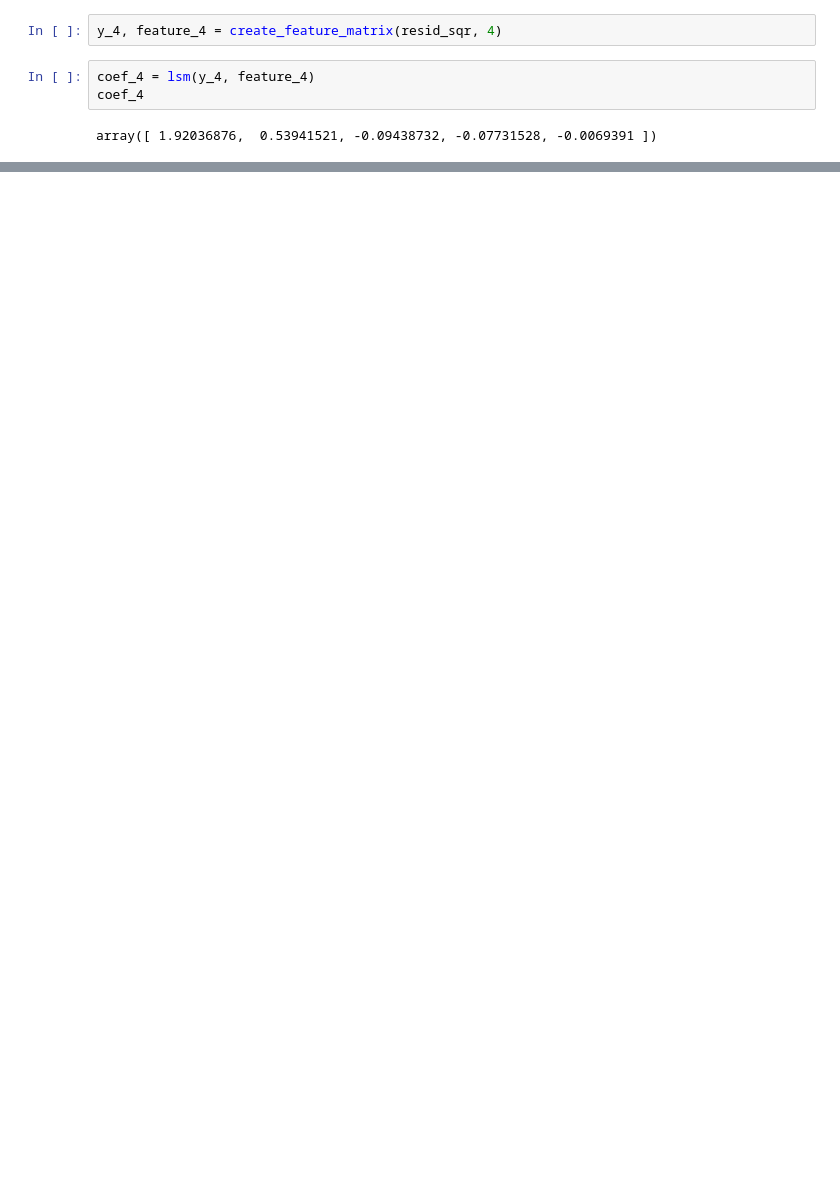
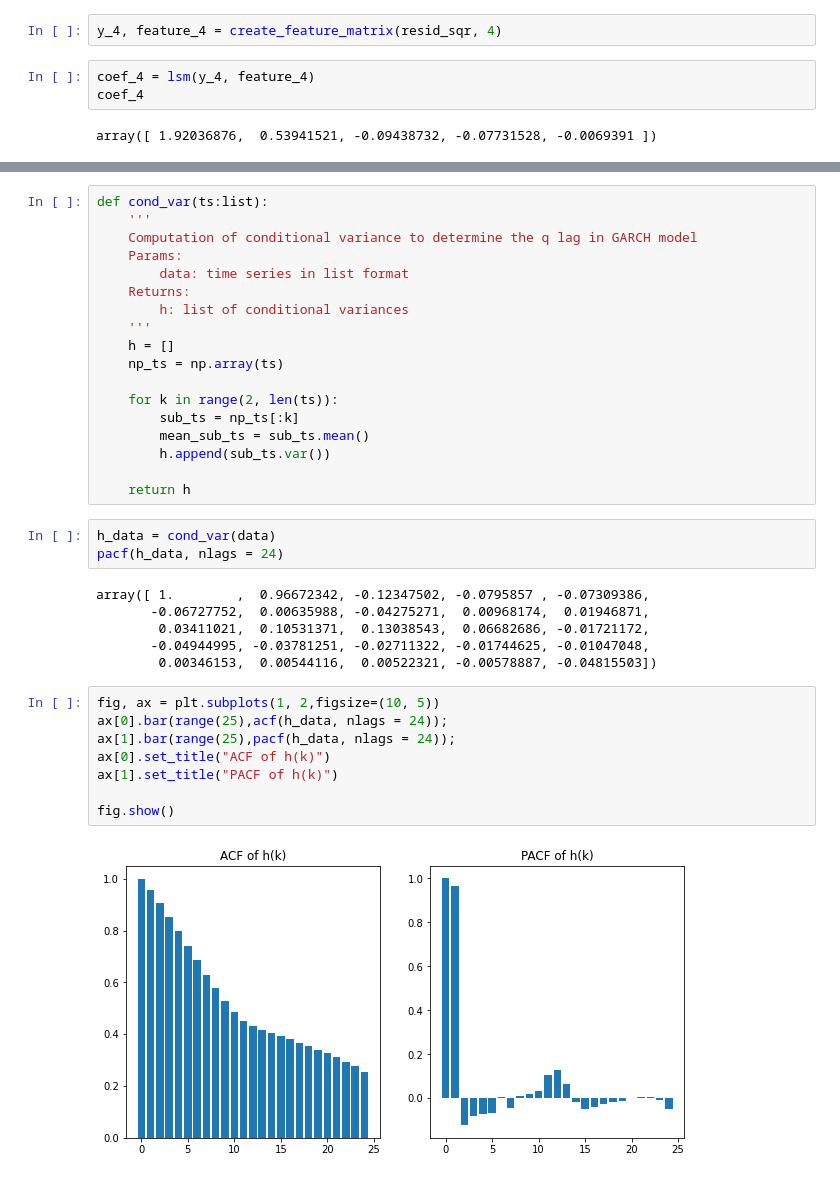
Before and after one commit to artemkavara/time_series_kpi, a Jupyter notebook: Lab_5/Lab_5.ipynb, the cells around one changed output, grey strips where cells are left out. Drawn from its saved outputs; the diff is of its cells as text; blank space fills up the shorter version.

```diff
--- a/Lab_5/Lab_5.ipynb
+++ b/Lab_5/Lab_5.ipynb
@@ -191,0 +255,37 @@ array([ 1.92036876,  0.53941521, -0.09438732, -0.07731528, -0.0069391 ])
+# %%
+def cond_var(ts:list):
+    '''
+    Computation of conditional variance to determine the q lag in GARCH model
+    Params:
+        data: time series in list format
+    Returns:
+        h: list of conditional variances
+    '''
+    h = []
+    np_ts = np.array(ts)
+
+    for k in range(2, len(ts)):
+        sub_ts = np_ts[:k]
+        mean_sub_ts = sub_ts.mean()
+        h.append(sub_ts.var())
+
+    return h
+# %%
+h_data = cond_var(data)
+pacf(h_data, nlags = 24)
+# %% [output]
+array([ 1.        ,  0.96672342, -0.12347502, -0.0795857 , -0.07309386,
+       -0.06727752,  0.00635988, -0.04275271,  0.00968174,  0.01946871,
+        0.03411021,  0.10531371,  0.13038543,  0.06682686, -0.01721172,
+       -0.04944995, -0.03781251, -0.02711322, -0.01744625, -0.01047048,
+        0.00346153,  0.00544116,  0.00522321, -0.00578887, -0.04815503])
+# %%
+fig, ax = plt.subplots(1, 2,figsize=(10, 5))
+ax[0].bar(range(25),acf(h_data, nlags = 24));
+ax[1].bar(range(25),pacf(h_data, nlags = 24));
+ax[0].set_title("ACF of h(k)")
+ax[1].set_title("PACF of h(k)")
+
+fig.show()
+# %% [output]
+[figure, added]
```
Also changed, not shown: parts of 35 cells of this notebook.
